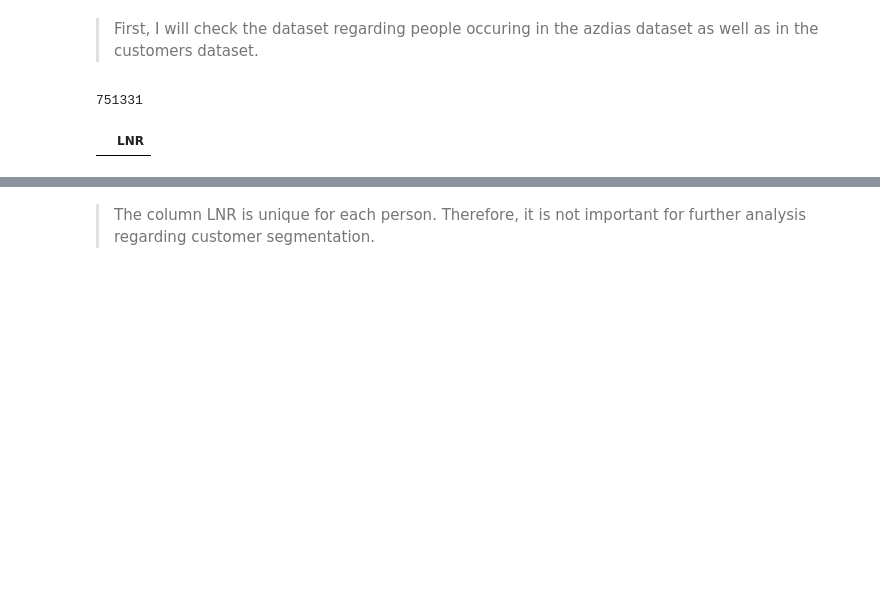
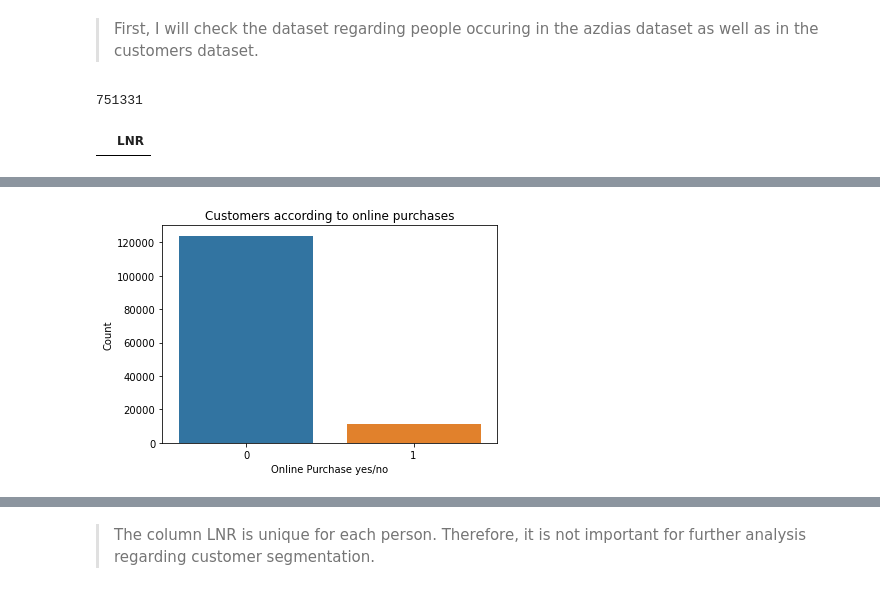
Before and after one commit to the-m8/Travelling_to_Seattle_Accomodations, a Jupyter notebook: Project_4/Arvato Project Workbook.ipynb, the cells around one changed output, grey strips where cells are left out. Saved outputs shown, nothing was run; the diff lists cells and outputs as text; code cells hidden in the pictures; blank space fills up the shorter version.

```diff
--- a/Project_4/Arvato Project Workbook.ipynb
+++ b/Project_4/Arvato Project Workbook.ipynb
@@ -558,0 +714,8 @@ people_df[people_df.duplicated() == True]
+# %%
+ax = sns.countplot(x='ONLINE_PURCHASE', data=customers_clean)
+ax.set_title("Customers according to online purchases")
+ax.tick_params(axis='x')
+ax.set_xlabel("Online Purchase yes/no")
+ax.set_ylabel("Count");
+# %% [output]
+[figure, added]
```
Also changed, not shown: parts of 116 cells of this notebook.
